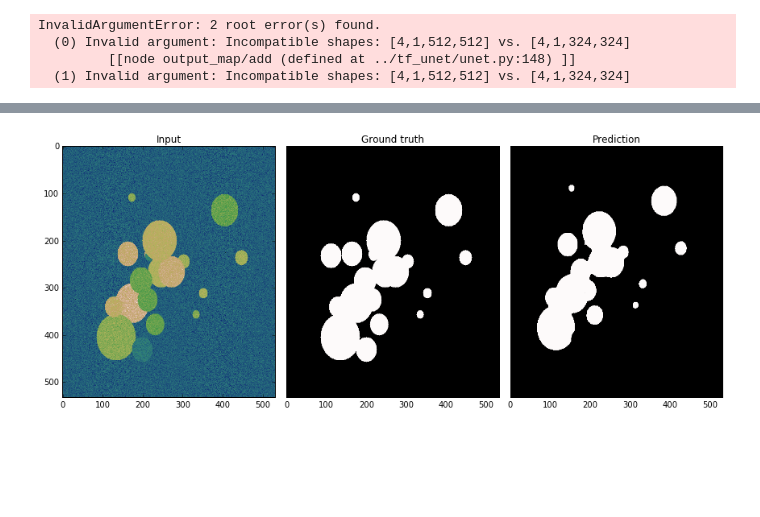
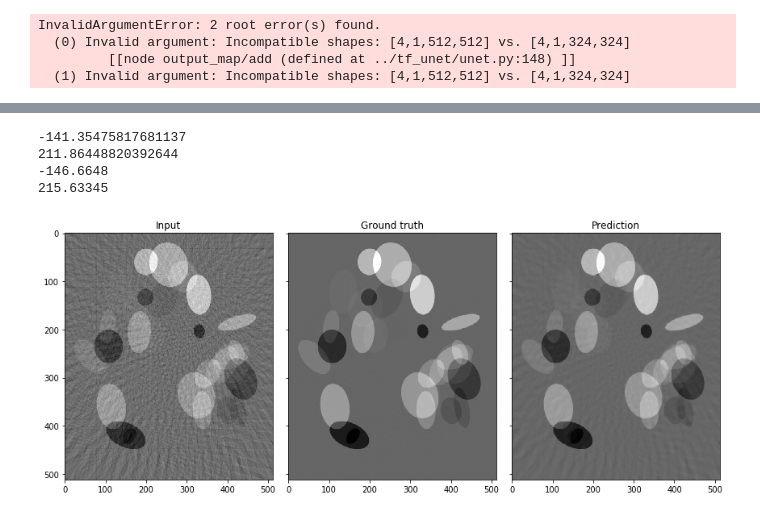
Before and after one commit to bottlenome/tf_unet, a Jupyter notebook: demo/fbp_unet.ipynb, the cells around one changed output, grey strips where cells are left out. Cells and saved outputs as stored; diff of their text form; code cells hidden in the pictures; blank space fills up the shorter version.

Commit message:
Add normalize test

```diff
--- a/demo/fbp_unet.ipynb
+++ b/demo/fbp_unet.ipynb
@@ -77,5 +77,5 @@ InvalidArgumentError: 2 root error(s) found.
 # %%
 x_test, y_test = generator(1)
 
-prediction = net.predict("./unet_trained/model.ckpt", x_test)
+prediction = net.predict("../unet_trained/model.ckpt", x_test)
 # %% [output]
@@ -83,13 +89,20 @@ prediction = net.predict("./unet_trained/model.ckpt", x_test)
 # %%
 fig, ax = plt.subplots(1, 3, sharex=True, sharey=True, figsize=(12,5))
 ax[0].imshow(x_test[0,...,0], aspect="auto")
-ax[1].imshow(y_test[0,...,1], aspect="auto")
-mask = prediction[0,...,1] > 0.9
-ax[2].imshow(mask, aspect="auto")
+ax[1].imshow(y_test[0,...,0], aspect="auto")
+ax[2].imshow(prediction[0,...,0], aspect="auto")
 ax[0].set_title("Input")
 ax[1].set_title("Ground truth")
 ax[2].set_title("Prediction")
 fig.tight_layout()
-fig.savefig("../docs/toy_problem.png")
+fig.savefig("../docs/fbp_conv.png")
+print(np.min(y_test))
+print(np.max(y_test))
+print(np.min(prediction))
+print(np.max(prediction))
 # %% [output]
+-141.35475817681137
+211.86448820392644
+-146.6648
+215.63345
-[figure, old version]
+[figure, new version]
```
Also changed, not shown: parts of 5 cells of this notebook.
